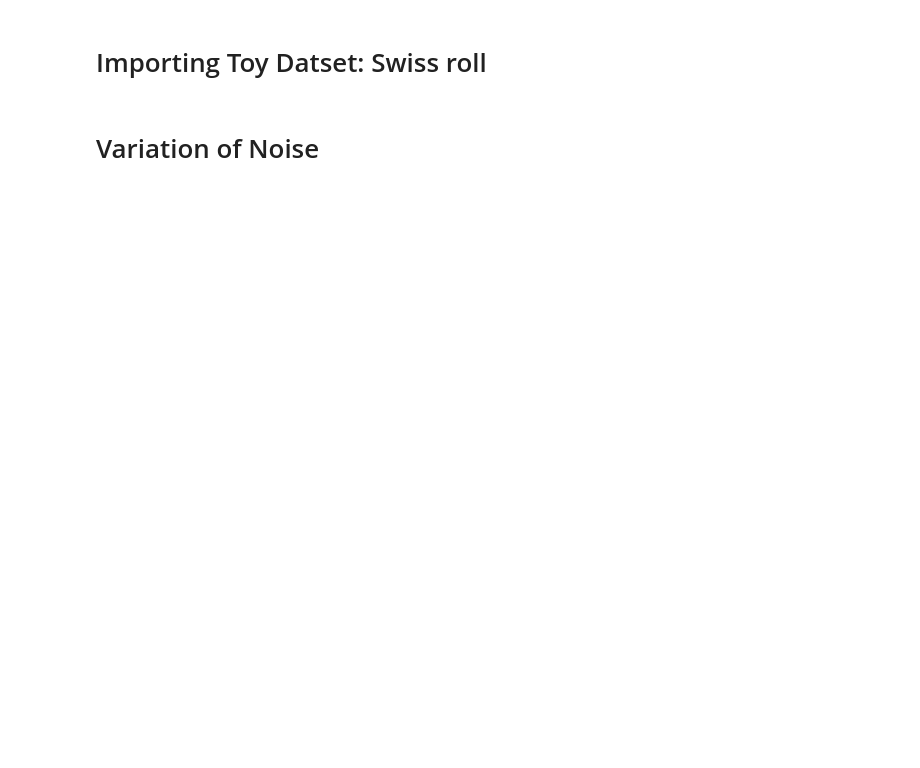
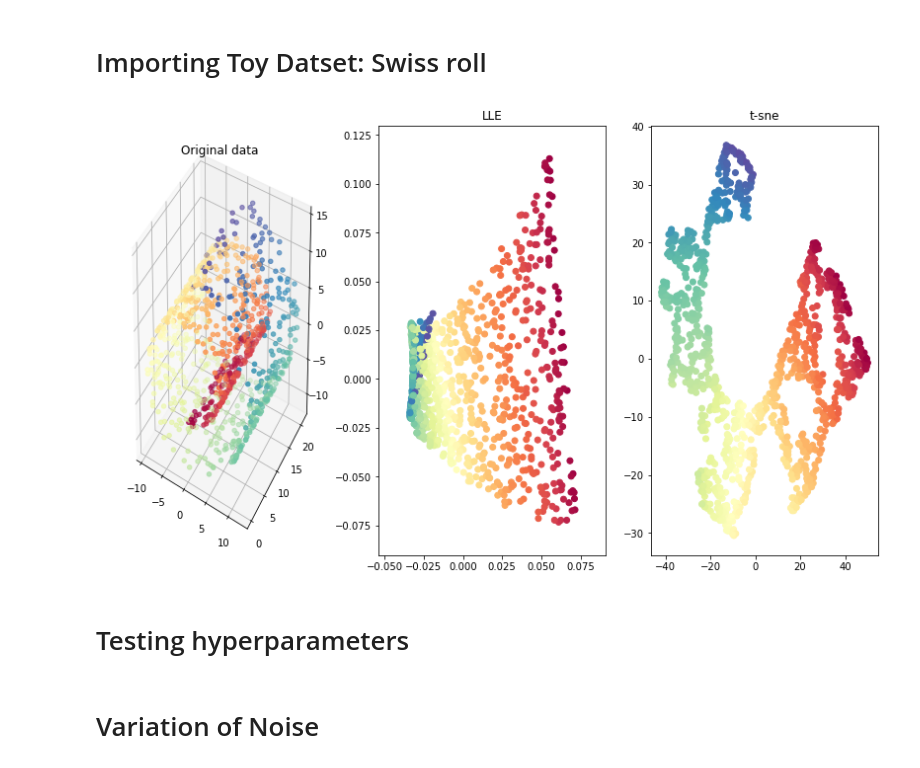
Before and after one commit to hbjornoy/t-SNE-vs-LLE, a Jupyter notebook: Hedda_Testing_101.ipynb, the cells around one changed output. Saved outputs shown, nothing was run; the diff lists cells and outputs as text; code cells hidden in the pictures; blank space fills up the shorter version.

```diff
--- a/Hedda_Testing_101.ipynb
+++ b/Hedda_Testing_101.ipynb
@@ -16,9 +16,14 @@ from ipywidgets import *
 # Importing Toy Datset: Swiss roll
 # %%
 #how to make a swiss roll dataset and apply tsne and
-X, color=make_swiss_roll(100, noise=0.5)
+X, color=make_swiss_roll(1000, noise=0.01)
 n_neighbors=12
 n_components=2
 Y = lle(n_neighbors, n_components,eigen_solver='auto').fit_transform(X)
 tsne=t_sne()
 Z=tsne.fit_transform(X)
+plot_comparison(X,Y,Z,color)
+# %% [output]
+[figure, added]
+# %% [markdown]
+# Testing hyperparameters
```
Also changed, not shown: parts of 1 cell of this notebook.
